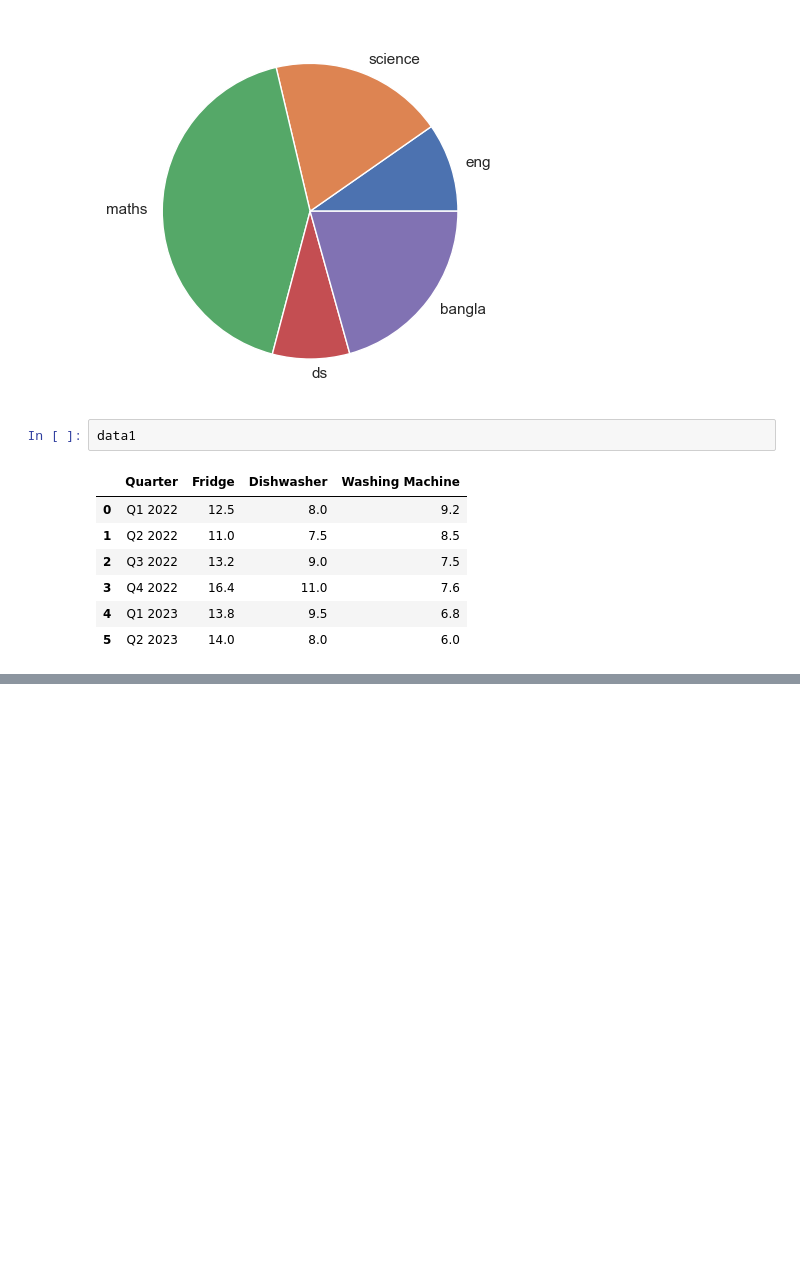
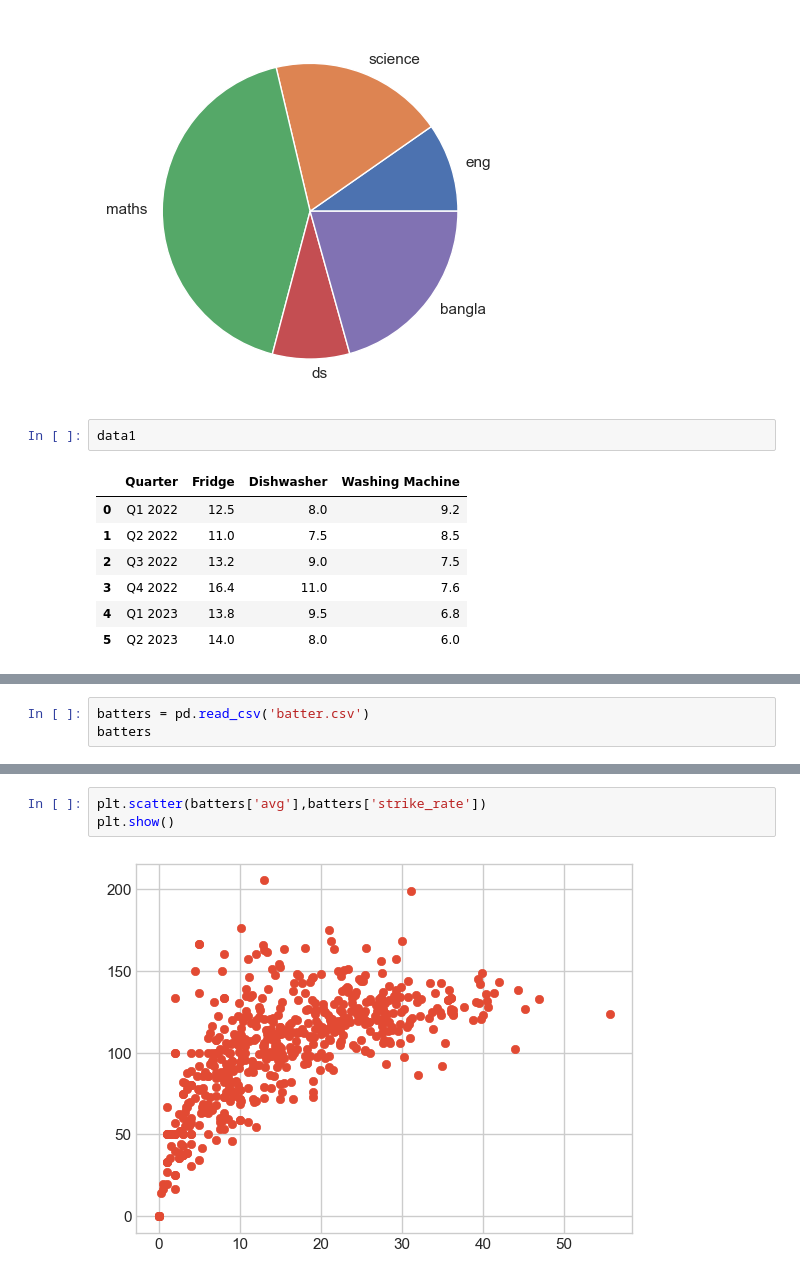
Before and after one commit to redwanhasan07208212/python-basic, a Jupyter notebook: Class_8/matplot.ipynb, the cells around one changed output, grey strips where cells are left out. Cells and saved outputs as stored; diff of their text form; blank space fills up the shorter version.

```diff
--- a/Class_8/matplot.ipynb
+++ b/Class_8/matplot.ipynb
@@ -372,0 +414,3 @@ data1
+# %%
+batters = pd.read_csv('batter.csv')
+batters
@@ -372,0 +431,5 @@ data1
+# %%
+plt.scatter(batters['avg'],batters['strike_rate'])
+plt.show()
+# %% [output]
+[figure, added]
```
Also changed, not shown: parts of 18 cells of this notebook, 1 other file.
